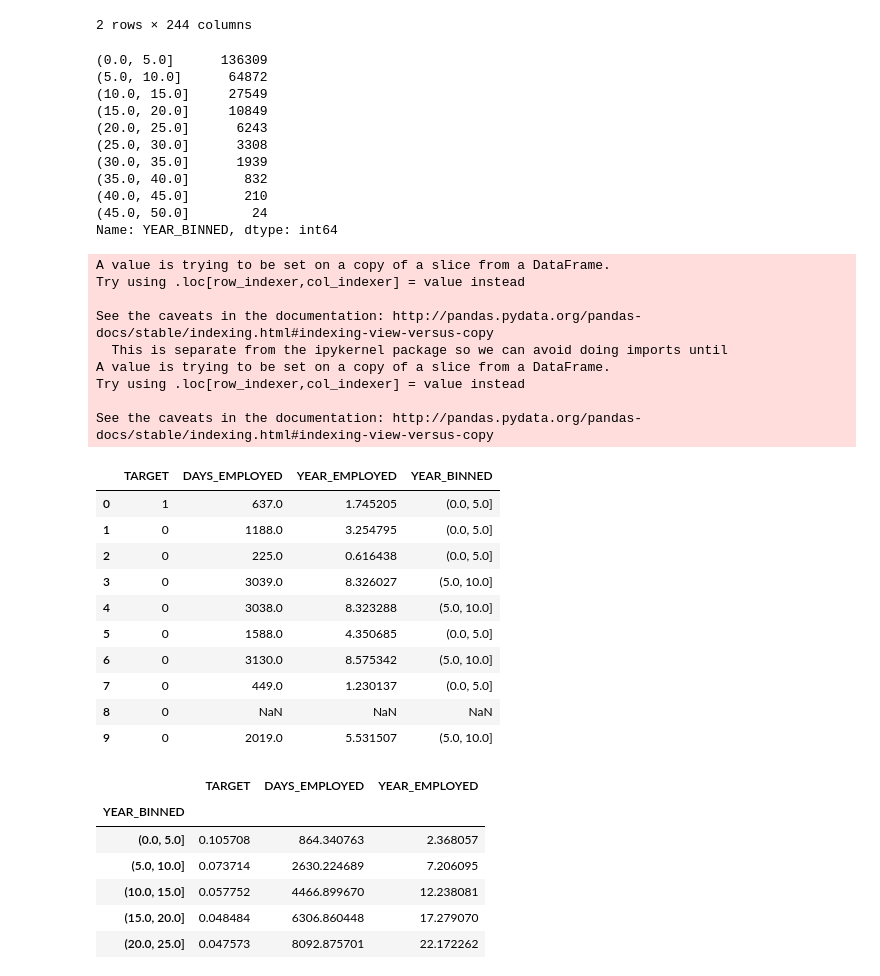
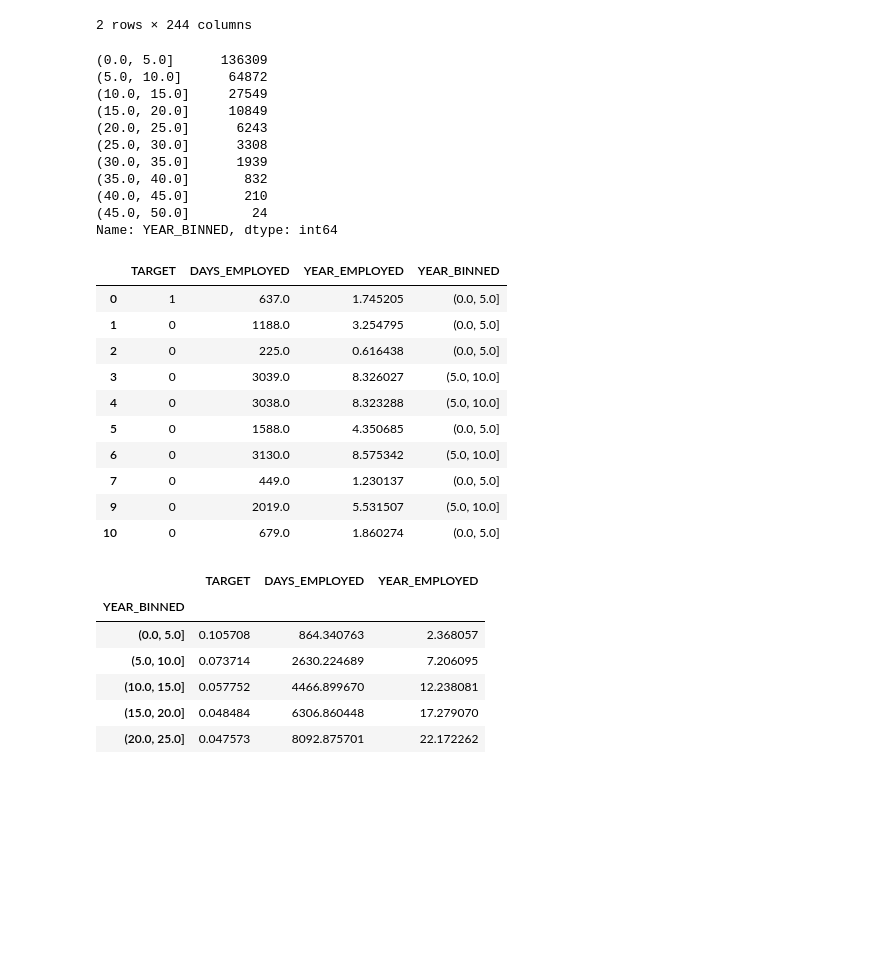
Before and after one commit to mwlaix/ML100-Days, a Jupyter notebook: homework/Day_013_HW.ipynb, the cells around one changed output. Saved outputs shown, nothing was run; the diff lists cells and outputs as text; code cells hidden in the pictures; blank space fills up the shorter version.

```diff
--- a/homework/Day_013_HW.ipynb
+++ b/homework/Day_013_HW.ipynb
@@ -101,46 +101,38 @@ days_employed.head()
 2 rows × 244 columns
 # %%
 #app_train['YEAR_EMPLOYED'] = app_train['DAYS_EMPLOYED'] / 365
-employed_data = app_train[['TARGET','DAYS_EMPLOYED']]
+#employed_data = app_train[['TARGET','DAYS_EMPLOYED']]
+employed_data = app_train.loc[app_train['DAYS_EMPLOYED'] > 0,['TARGET','DAYS_EMPLOYED']]
 employed_data['YEAR_EMPLOYED'] = employed_data['DAYS_EMPLOYED'] / 365
 
 # Equal Width Group
 employed_data['YEAR_BINNED'] = pd.cut(employed_data['YEAR_EMPLOYED'], bins = np.linspace(0, 50, num = 11))
 print(employed_data['YEAR_BINNED'].value_counts())
 
 employed_data.head(10)
 # %% [output]
 (0.0, 5.0]      136309
 (5.0, 10.0]      64872
 (10.0, 15.0]     27549
 (15.0, 20.0]     10849
 (20.0, 25.0]      6243
 (25.0, 30.0]      3308
 (30.0, 35.0]      1939
 (35.0, 40.0]       832
 (40.0, 45.0]       210
 (45.0, 50.0]        24
 Name: YEAR_BINNED, dtype: int64
-A value is trying to be set on a copy of a slice from a DataFrame.
-Try using .loc[row_indexer,col_indexer] = value instead
-
-See the caveats in the documentation: http://pandas.pydata.org/pandas-docs/stable/indexing.html#indexing-view-versus-copy
-  This is separate from the ipykernel package so we can avoid doing imports until
-A value is trying to be set on a copy of a slice from a DataFrame.
-Try using .loc[row_indexer,col_indexer] = value instead
-
-See the caveats in the documentation: http://pandas.pydata.org/pandas-docs/stable/indexing.html#indexing-view-versus-copy
 |  | TARGET | DAYS_EMPLOYED | YEAR_EMPLOYED | YEAR_BINNED |
 | 0 | 1 | 637.0 | 1.745205 | (0.0, 5.0] |
 | 1 | 0 | 1188.0 | 3.254795 | (0.0, 5.0] |
 | 2 | 0 | 225.0 | 0.616438 | (0.0, 5.0] |
 | 3 | 0 | 3039.0 | 8.326027 | (5.0, 10.0] |
 | 4 | 0 | 3038.0 | 8.323288 | (5.0, 10.0] |
 | 5 | 0 | 1588.0 | 4.350685 | (0.0, 5.0] |
 | 6 | 0 | 3130.0 | 8.575342 | (5.0, 10.0] |
 | 7 | 0 | 449.0 | 1.230137 | (0.0, 5.0] |
-| 8 | 0 | NaN | NaN | NaN |
 | 9 | 0 | 2019.0 | 5.531507 | (5.0, 10.0] |
+| 10 | 0 | 679.0 | 1.860274 | (0.0, 5.0] |
 # %%
 employed_group = employed_data.groupby('YEAR_BINNED').mean()
 employed_group
```
